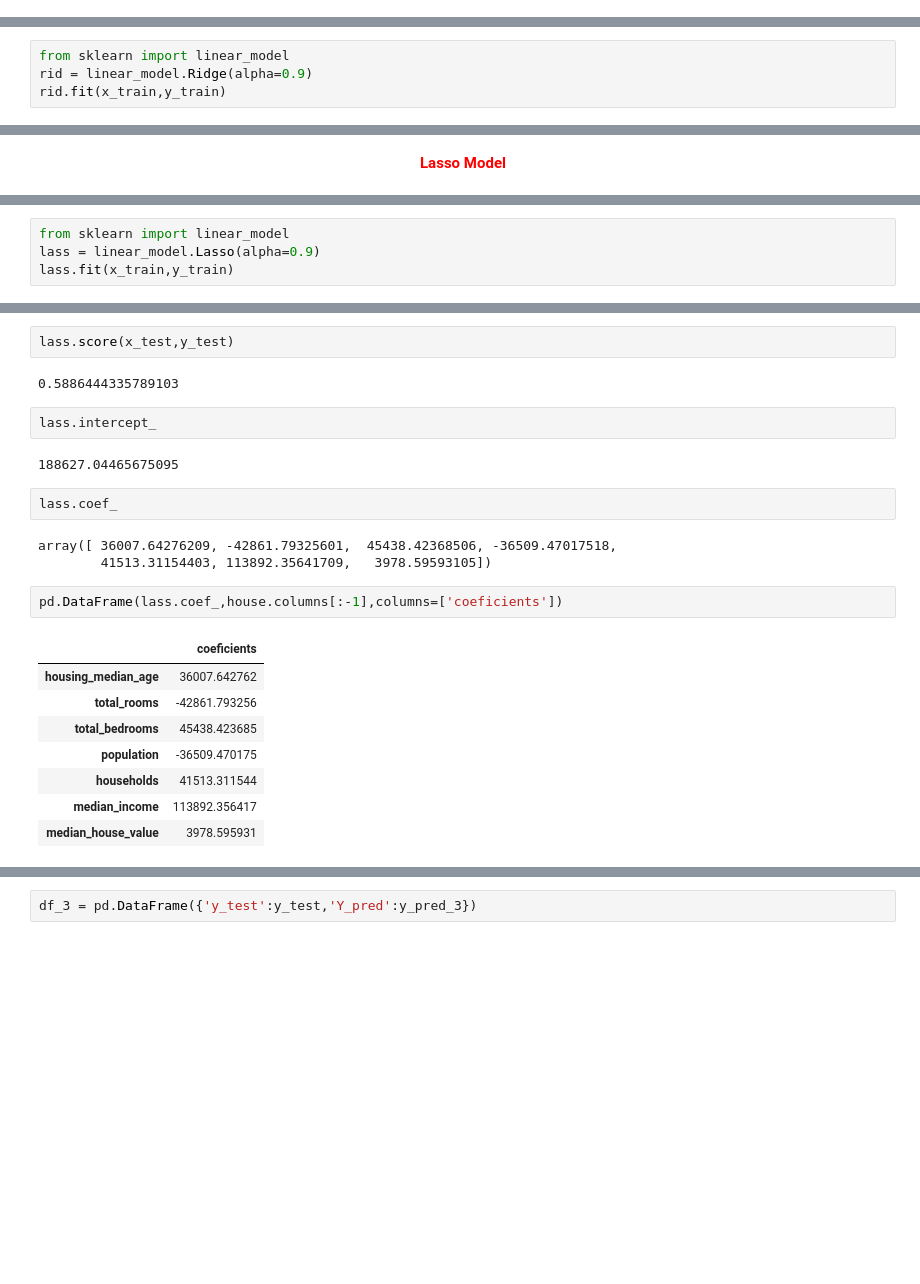
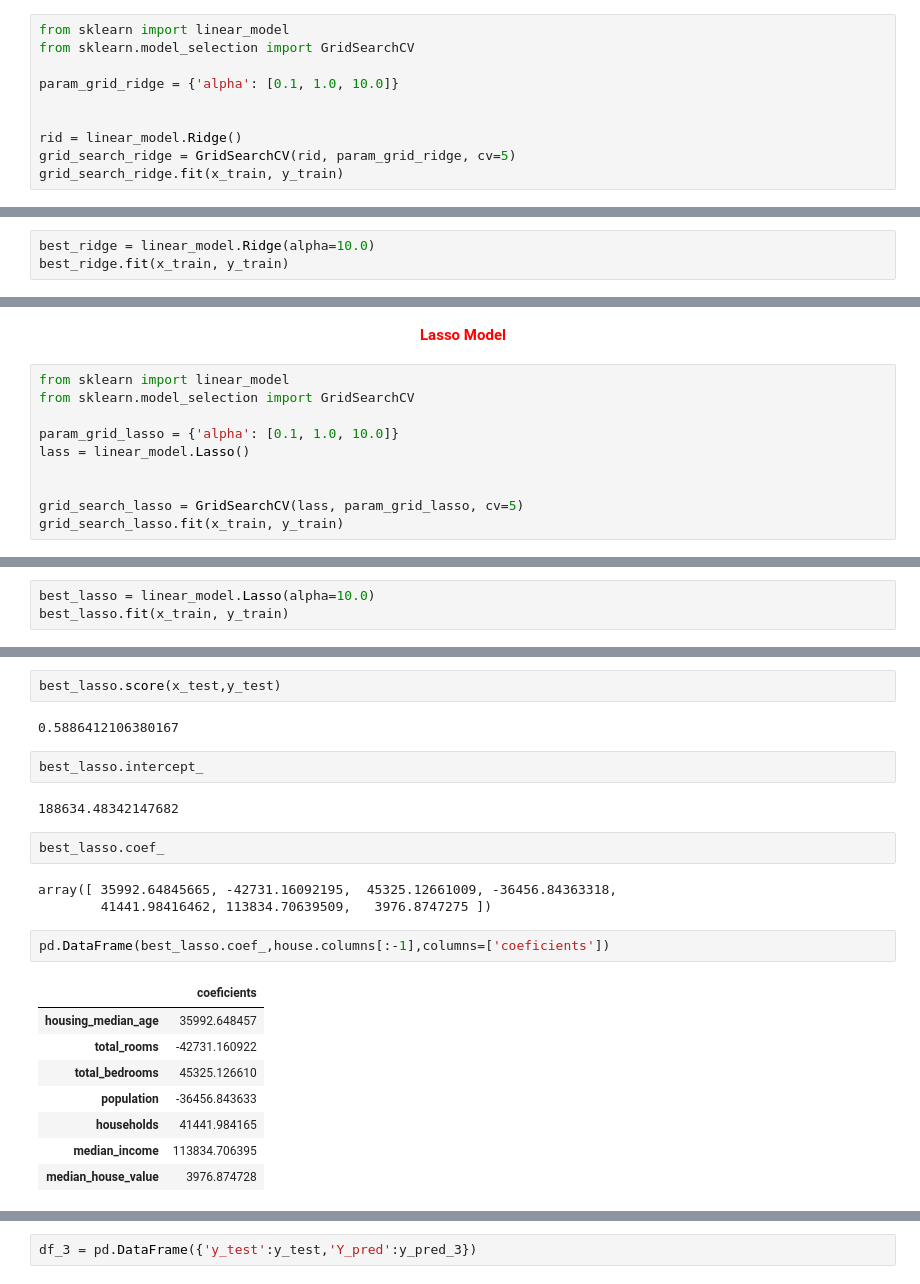
Before and after one commit to sangnguyen02/ML_FinalReport, a Jupyter notebook: FinalProject.ipynb, the cells around one changed output, grey strips where cells are left out. Drawn from its saved outputs; the diff is of its cells as text; blank space fills up the shorter version.

```diff
--- a/FinalProject.ipynb
+++ b/FinalProject.ipynb
@@ -434,3 +434,13 @@ plt.legend(["Actually","predicted"])
 [figure]
 # %% [markdown]
 <center><b><font size="25" color='red'>Ridge Model</font></b></center>
+# %%
+from sklearn import linear_model
+from sklearn.model_selection import GridSearchCV
+
+param_grid_ridge = {'alpha': [0.1, 1.0, 10.0]}
+
+
+rid = linear_model.Ridge()
+grid_search_ridge = GridSearchCV(rid, param_grid_ridge, cv=5)
+grid_search_ridge.fit(x_train, y_train)
@@ -437,5 +453,4 @@ plt.legend(["Actually","predicted"])
 # %%
-from sklearn import linear_model
-rid = linear_model.Ridge(alpha=0.9)
-rid.fit(x_train,y_train)
+best_ridge = linear_model.Ridge(alpha=10.0)
+best_ridge.fit(x_train, y_train)
 # %% [output]
@@ -490,3 +505,13 @@ plt.legend(["Actually","predicted"])
 [figure]
 # %% [markdown]
 <center><b><font size="25" color='red'>Lasso Model</font></b></center>
+# %%
+from sklearn import linear_model
+from sklearn.model_selection import GridSearchCV
+
+param_grid_lasso = {'alpha': [0.1, 1.0, 10.0]}
+lass = linear_model.Lasso()
+
+
+grid_search_lasso = GridSearchCV(lass, param_grid_lasso, cv=5)
+grid_search_lasso.fit(x_train, y_train)
@@ -493,5 +524,4 @@ plt.legend(["Actually","predicted"])
 # %%
-from sklearn import linear_model
-lass = linear_model.Lasso(alpha=0.9)
-lass.fit(x_train,y_train)
+best_lasso = linear_model.Lasso(alpha=10.0)
+best_lasso.fit(x_train, y_train)
 # %% [output]
@@ -503,25 +533,25 @@ lass.score(x_train,y_train)
 # %%
-lass.score(x_test,y_test)
+best_lasso.score(x_test,y_test)
 # %% [output]
-0.5886444335789103
+0.5886412106380167
 # %%
-lass.intercept_
+best_lasso.intercept_
 # %% [output]
-188627.04465675095
+188634.48342147682
 # %%
-lass.coef_
+best_lasso.coef_
 # %% [output]
-array([ 36007.64276209, -42861.79325601,  45438.42368506, -36509.47017518,
-        41513.31154403, 113892.35641709,   3978.59593105])
+array([ 35992.64845665, -42731.16092195,  45325.12661009, -36456.84363318,
+        41441.98416462, 113834.70639509,   3976.8747275 ])
 # %%
-pd.DataFrame(lass.coef_,house.columns[:-1],columns=['coeficients'])
+pd.DataFrame(best_lasso.coef_,house.columns[:-1],columns=['coeficients'])
 # %% [output]
 |  | coeficients |
-| housing_median_age | 36007.642762 |
-| total_rooms | -42861.793256 |
-| total_bedrooms | 45438.423685 |
-| population | -36509.470175 |
-| households | 41513.311544 |
-| median_income | 113892.356417 |
-| median_house_value | 3978.595931 |
+| housing_median_age | 35992.648457 |
+| total_rooms | -42731.160922 |
+| total_bedrooms | 45325.126610 |
+| population | -36456.843633 |
+| households | 41441.984165 |
+| median_income | 113834.706395 |
+| median_house_value | 3976.874728 |
 # %%
```
Also changed, not shown: parts of 36 cells of this notebook.
